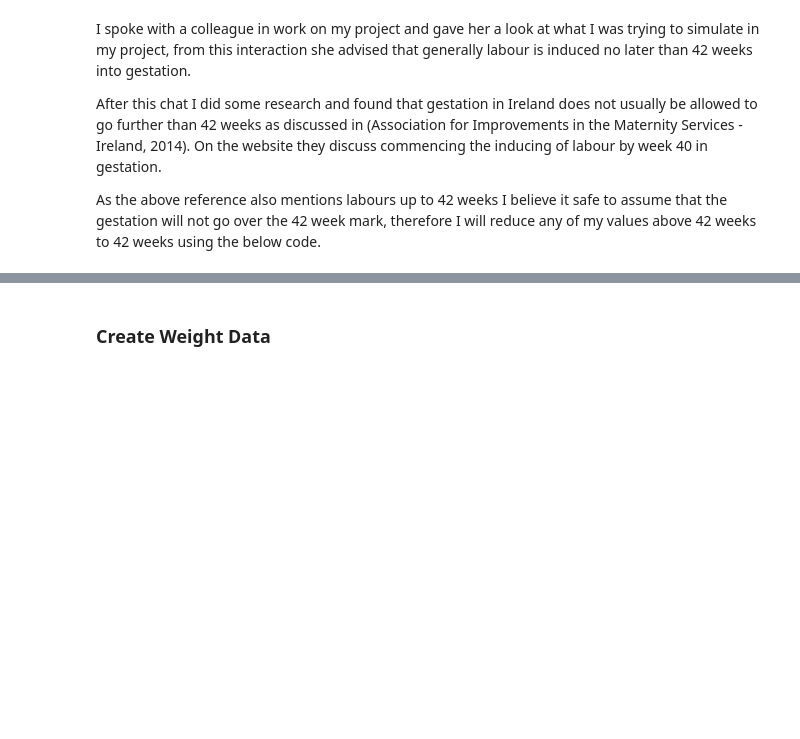
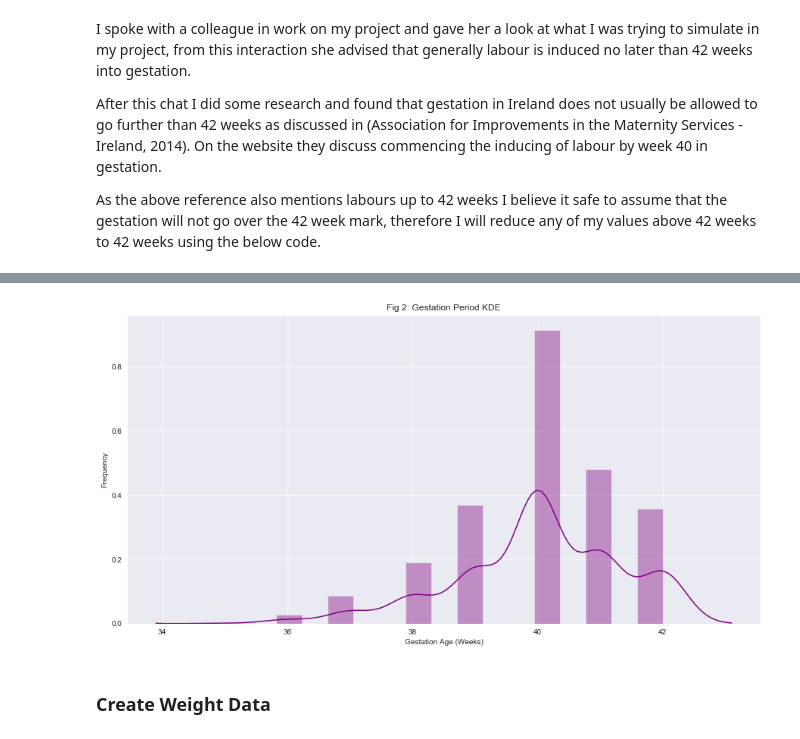
Before and after one commit to Dowline1/PFDA-Project-2019, a Jupyter notebook: PFDA-Project-2019.ipynb, the cells around one changed output, grey strips where cells are left out. Drawn from its saved outputs; the diff is of its cells as text; code cells hidden in the pictures; blank space fills up the shorter version.

```diff
--- a/PFDA-Project-2019.ipynb
+++ b/PFDA-Project-2019.ipynb
@@ -158,3 +120,14 @@ birth_data.describe()
+# %%
+plt.rcParams["figure.figsize"] = (15,7.5)
+
+sbn.distplot(birth_data['gestation_period'], color='purple')
+sbn.set_style("darkgrid")
+plt.title('Fig 2: Gestation Period KDE')
+plt.xlabel('Gestation Age (Weeks)')
+plt.ylabel('Frequency')
+plt.show()
+# %% [output]
+[figure, added]
 # %% [markdown]
 ### Create Weight Data
 # %% [markdown]
```
Also changed, not shown: parts of 17 cells of this notebook, 3 other files.
